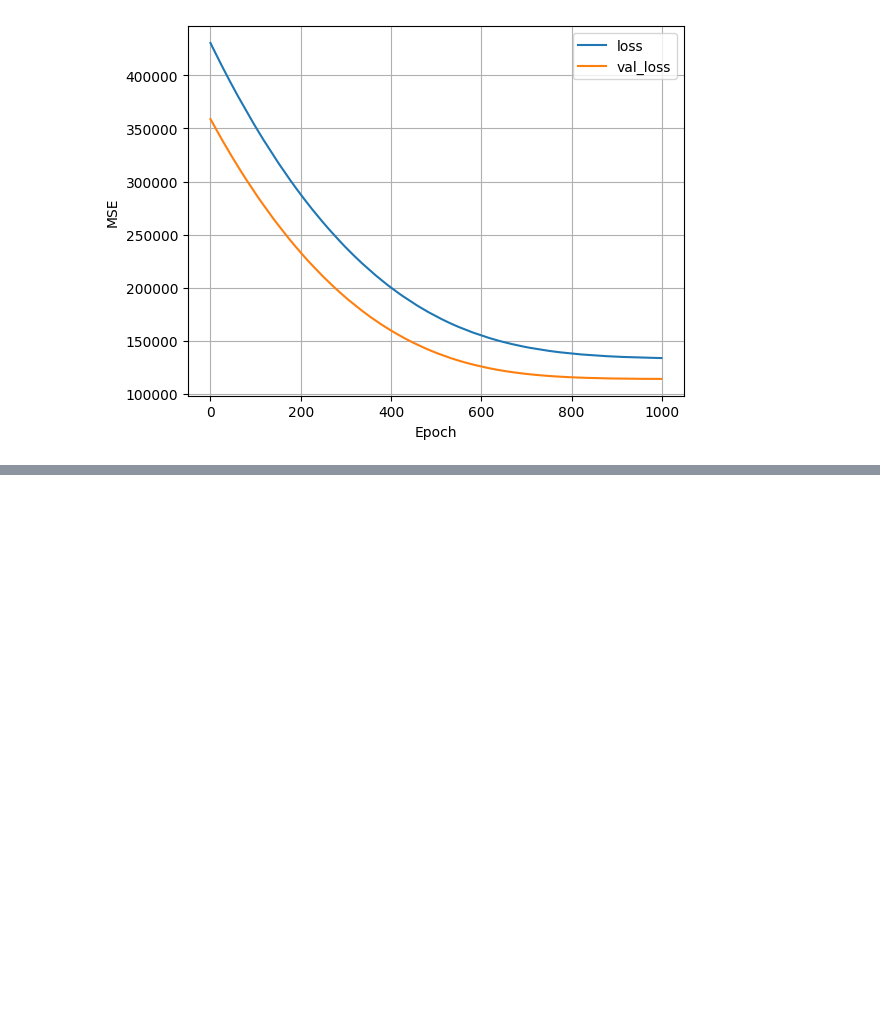
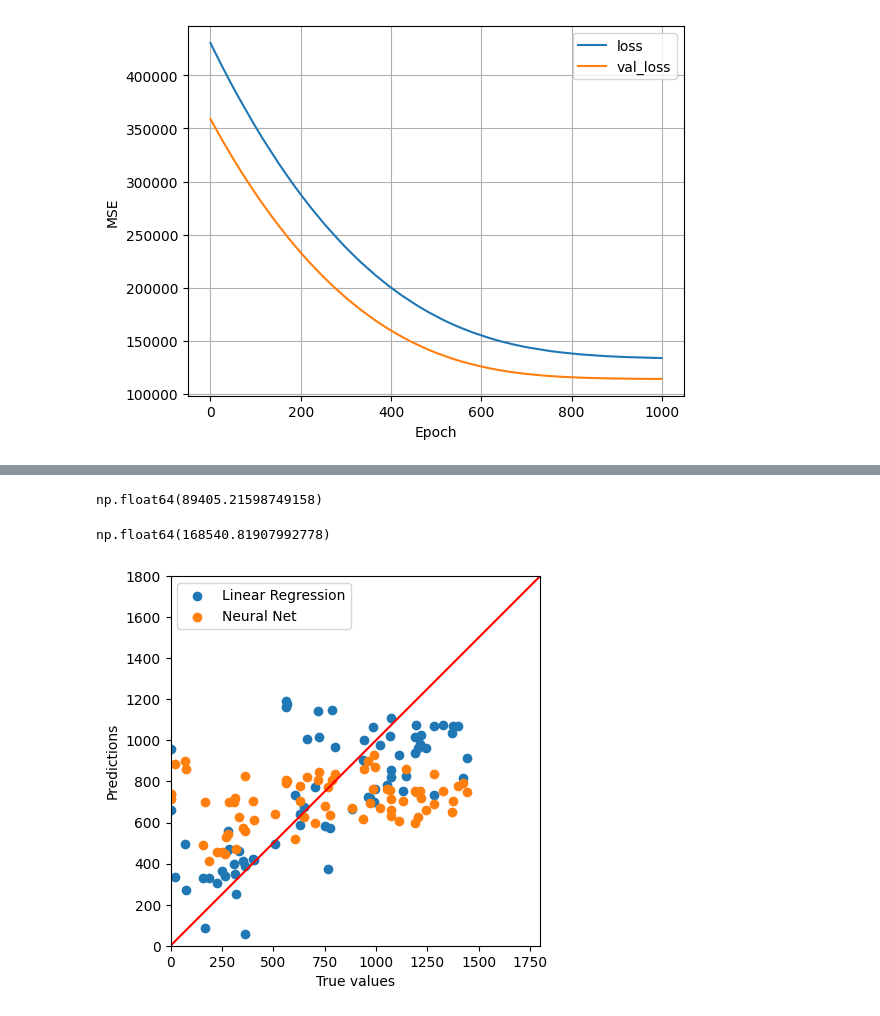
Before and after one commit to iamabhaydawar/learn_mL, a Jupyter notebook: bikes_regression.ipynb, the cells around one changed output, grey strips where cells are left out. Cells and saved outputs as stored; diff of their text form; code cells hidden in the pictures; blank space fills up the shorter version.

```diff
--- a/bikes_regression.ipynb
+++ b/bikes_regression.ipynb
@@ -189,0 +242,23 @@ plot_loss(history)
+# %%
+all_normalizer = tf.keras.layers.Normalization(input_shape=(6,),axis=None)
+all_normalizer.adapt(X_train_all)
+
+nn_model = tf.keras.Sequential([
+    all_normalizer,
+    tf.keras.layers.Dense(units=32,activation="relu"),
+    tf.keras.layers.Dense(units=32,activation="relu"),
+    tf.keras.layers.Dense(units=1)
+])
+nn_model.compile(
+    optimizer=tf.optimizers.Adam(learning_rate=0.001),
+    loss='mean_squared_error')
+# %%
+history = nn_model.fit(
+    X_train_all, y_train_all,
+    validation_data=(X_val_all, y_val_all),
+    verbose=0, epochs=100
+)
+# %%
+#calculate the MSE for both linear reg and nn
+y_pred_lr=all_reg.predict(X_test_all)
+y_pred_nn=nn_model.predict(X_test_all)
@@ -189,0 +270,21 @@ plot_loss(history)
+# %%
+MSE(y_pred_lr,y_test_all)
+# %% [output]
+np.float64(89405.21598749158)
+# %%
+MSE(y_pred_nn,y_test_all)
+# %% [output]
+np.float64(168540.81907992778)
+# %%
+ax = plt.axes(aspect='equal')
+plt.scatter(y_test_all,y_pred_lr,label="Linear Regression")
+plt.scatter(y_test_all,y_pred_nn,label="Neural Net")
+plt.legend()
+plt.xlabel('True values')
+plt.ylabel('Predictions')
+lims=[0,1800]
+plt.xlim(lims)
+plt.ylim(lims)
+_=plt.plot(lims,lims,c="red")
+# %% [output]
+[figure, added]
```
Also changed, not shown: parts of 9 cells of this notebook.
